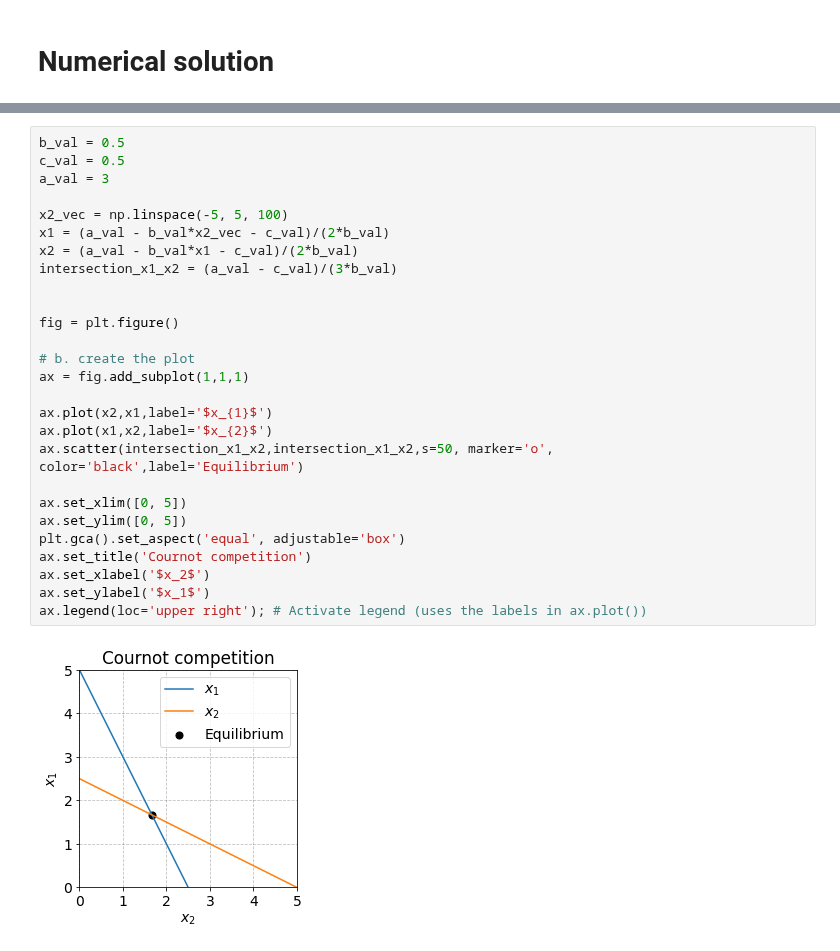
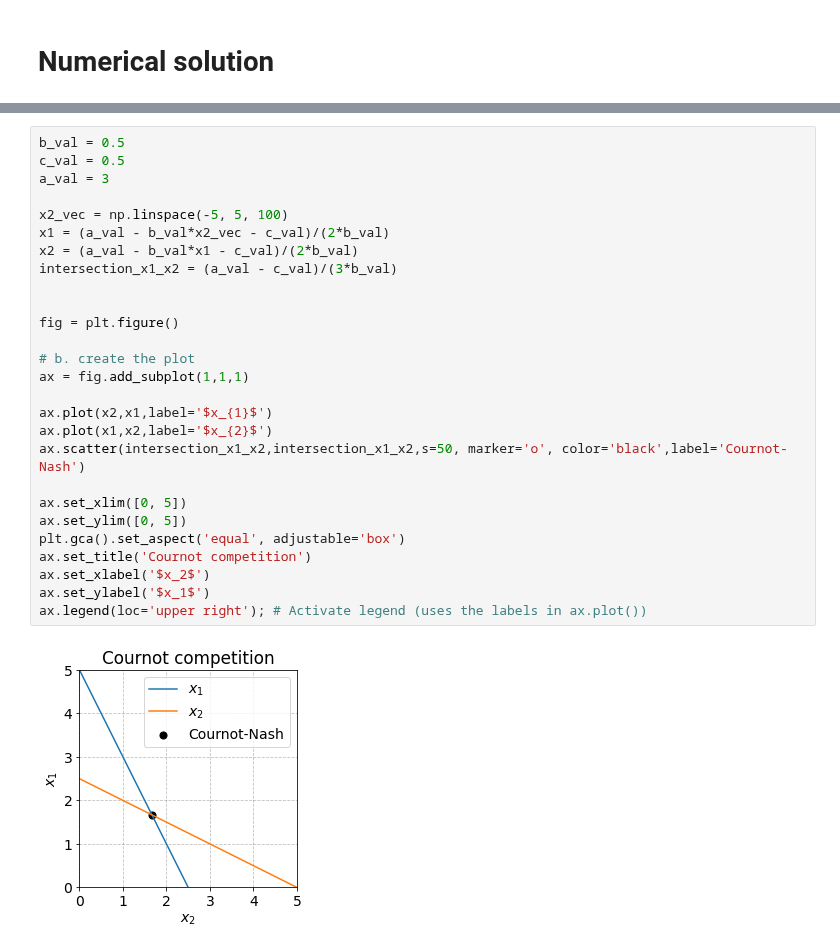
Before and after one commit to NumEconCopenhagen/projects-2023-team-copenhagen, a Jupyter notebook: modelproject/Masa.ipynb, the cells around one changed output, grey strips where cells are left out. Cells and saved outputs as stored; diff of their text form.

```diff
--- a/modelproject/Masa.ipynb
+++ b/modelproject/Masa.ipynb
@@ -164,32 +198,32 @@ best response x1(x2): 5.000
 # %%
 b_val = 0.5
 c_val = 0.5
 a_val = 3
 
 x2_vec = np.linspace(-5, 5, 100)
 x1 = (a_val - b_val*x2_vec - c_val)/(2*b_val)
 x2 = (a_val - b_val*x1 - c_val)/(2*b_val)
 intersection_x1_x2 = (a_val - c_val)/(3*b_val)
 
 
 fig = plt.figure()
 
 # b. create the plot
 ax = fig.add_subplot(1,1,1)
 
 ax.plot(x2,x1,label='$x_{1}$')
 ax.plot(x1,x2,label='$x_{2}$')
-ax.scatter(intersection_x1_x2,intersection_x1_x2,s=50, marker='o', color='black',label='Equilibrium')
+ax.scatter(intersection_x1_x2,intersection_x1_x2,s=50, marker='o', color='black',label='Cournot-Nash')
 
 ax.set_xlim([0, 5])
 ax.set_ylim([0, 5])
 plt.gca().set_aspect('equal', adjustable='box')
 ax.set_title('Cournot competition')
 ax.set_xlabel('$x_2$')
 ax.set_ylabel('$x_1$')
 ax.legend(loc='upper right'); # Activate legend (uses the labels in ax.plot())
 # %% [output]
-[figure, old version]
+[figure, new version]
 # %%
 b_val = 1
 c_val = 0.5
```
Also changed, not shown: parts of 5 cells of this notebook, 3 other files.
